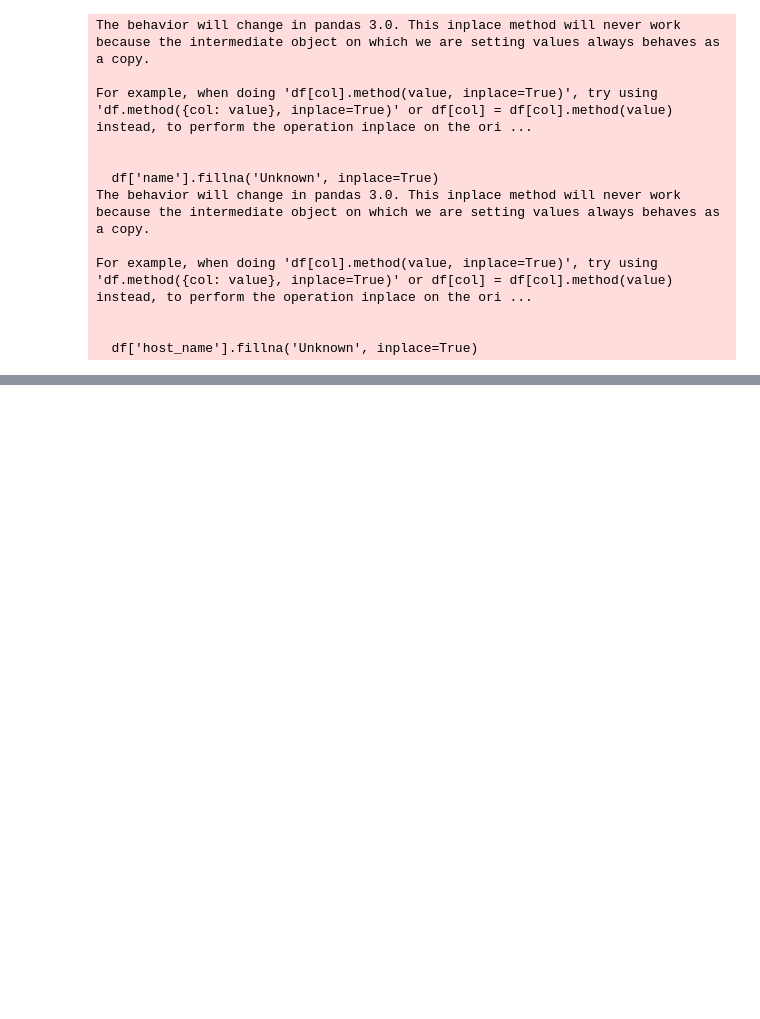
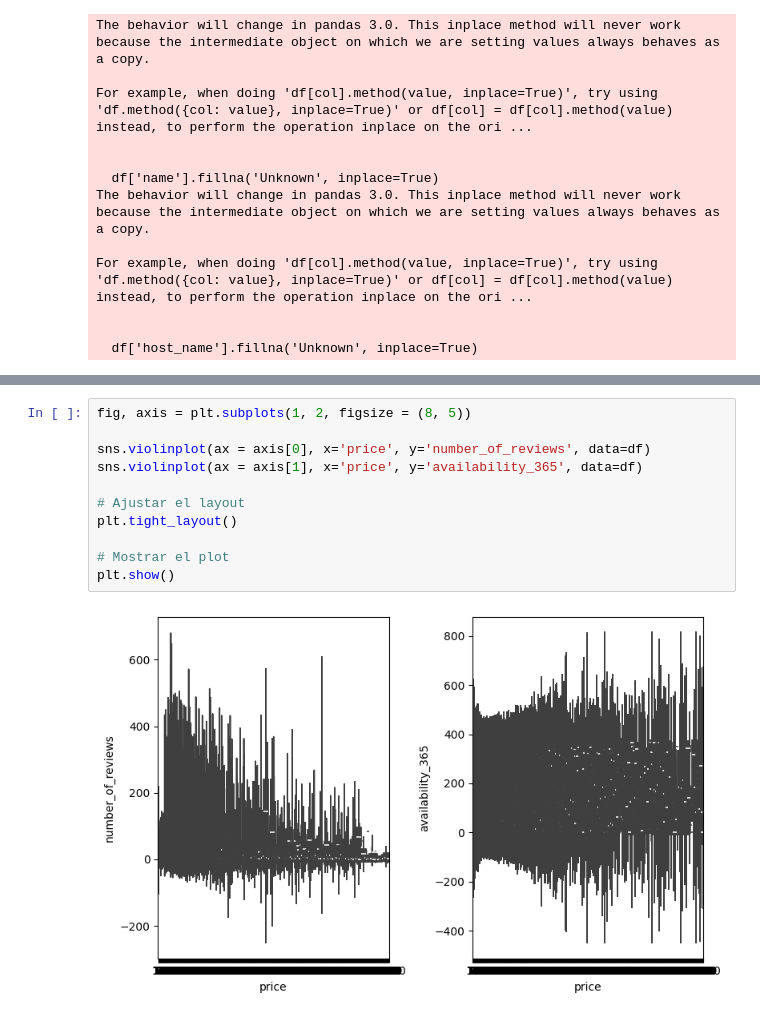
Before and after one commit to leandro-reguero/EDA-project, a Jupyter notebook: src/explore.ipynb, the cells around one changed output, grey strips where cells are left out. Drawn from its saved outputs; the diff is of its cells as text; blank space fills up the shorter version.

```diff
--- a/src/explore.ipynb
+++ b/src/explore.ipynb
@@ -176,0 +305,13 @@ df.describe()
+# %%
+fig, axis = plt.subplots(1, 2, figsize = (8, 5))
+
+sns.violinplot(ax = axis[0], x='price', y='number_of_reviews', data=df)
+sns.violinplot(ax = axis[1], x='price', y='availability_365', data=df)
+
+# Ajustar el layout
+plt.tight_layout()
+
+# Mostrar el plot
+plt.show()
+# %% [output]
+[figure, added]
```
Also changed, not shown: parts of 14 cells of this notebook, 1 other file.
